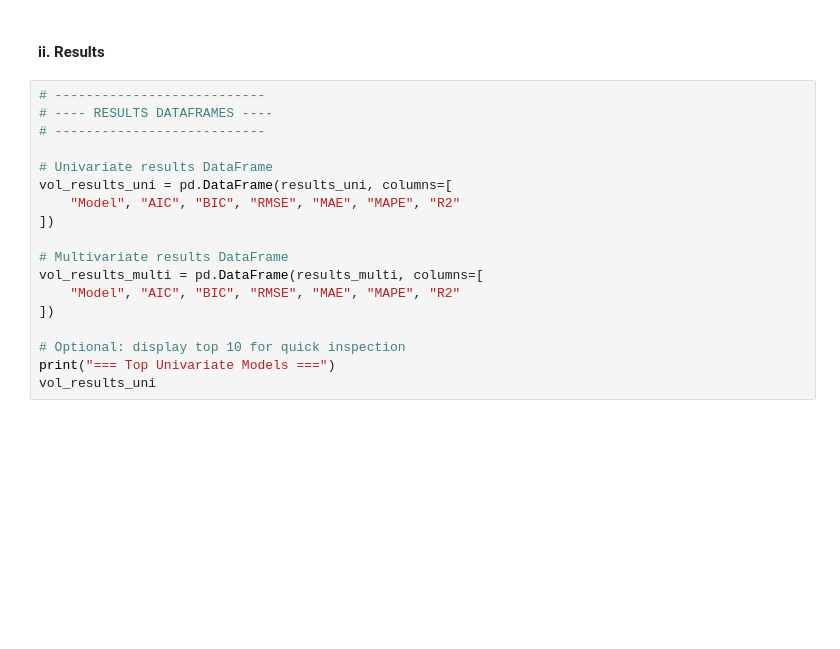
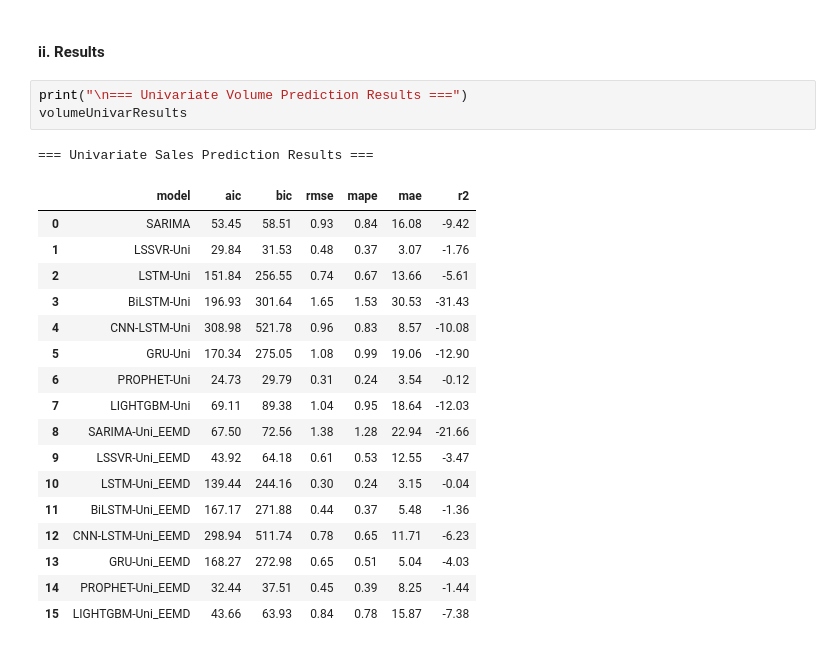
Before and after one commit to MahlatsiM/HonoursResearch, a Jupyter notebook: Cars_Model_Building.ipynb, the cells around one changed output. Drawn from its saved outputs; the diff is of its cells as text; blank space fills up the shorter version.

```diff
--- a/Cars_Model_Building.ipynb
+++ b/Cars_Model_Building.ipynb
@@ -1743,21 +1705,25 @@ forecasts_multi["LIGHTGBM-Multi_EEMD"] = (forecast, ci)
 # %% [markdown]
 #### ii. Results
-# %%
-# ---------------------------
-# ---- RESULTS DATAFRAMES ----
-# ---------------------------
-
-# Univariate results DataFrame
-vol_results_uni = pd.DataFrame(results_uni, columns=[
-    "Model", "AIC", "BIC", "RMSE", "MAE", "MAPE", "R2"
-])
-
-# Multivariate results DataFrame
-vol_results_multi = pd.DataFrame(results_multi, columns=[
-    "Model", "AIC", "BIC", "RMSE", "MAE", "MAPE", "R2"
-])
-
-# Optional: display top 10 for quick inspection
-print("=== Top Univariate Models ===")
-vol_results_uni
+# %%
+print("\n=== Univariate Volume Prediction Results ===")
+volumeUnivarResults
+# %% [output]
+=== Univariate Sales Prediction Results ===
+|  | model | aic | bic | rmse | mape | mae | r2 |
+| 0 | SARIMA | 53.45 | 58.51 | 0.93 | 0.84 | 16.08 | -9.42 |
+| 1 | LSSVR-Uni | 29.84 | 31.53 | 0.48 | 0.37 | 3.07 | -1.76 |
+| 2 | LSTM-Uni | 151.84 | 256.55 | 0.74 | 0.67 | 13.66 | -5.61 |
+| 3 | BiLSTM-Uni | 196.93 | 301.64 | 1.65 | 1.53 | 30.53 | -31.43 |
+| 4 | CNN-LSTM-Uni | 308.98 | 521.78 | 0.96 | 0.83 | 8.57 | -10.08 |
+| 5 | GRU-Uni | 170.34 | 275.05 | 1.08 | 0.99 | 19.06 | -12.90 |
+| 6 | PROPHET-Uni | 24.73 | 29.79 | 0.31 | 0.24 | 3.54 | -0.12 |
+| 7 | LIGHTGBM-Uni | 69.11 | 89.38 | 1.04 | 0.95 | 18.64 | -12.03 |
+| 8 | SARIMA-Uni_EEMD | 67.50 | 72.56 | 1.38 | 1.28 | 22.94 | -21.66 |
+| 9 | LSSVR-Uni_EEMD | 43.92 | 64.18 | 0.61 | 0.53 | 12.55 | -3.47 |
+| 10 | LSTM-Uni_EEMD | 139.44 | 244.16 | 0.30 | 0.24 | 3.15 | -0.04 |
+| 11 | BiLSTM-Uni_EEMD | 167.17 | 271.88 | 0.44 | 0.37 | 5.48 | -1.36 |
+| 12 | CNN-LSTM-Uni_EEMD | 298.94 | 511.74 | 0.78 | 0.65 | 11.71 | -6.23 |
+| 13 | GRU-Uni_EEMD | 168.27 | 272.98 | 0.65 | 0.51 | 5.04 | -4.03 |
+| 14 | PROPHET-Uni_EEMD | 32.44 | 37.51 | 0.45 | 0.39 | 8.25 | -1.44 |
+| 15 | LIGHTGBM-Uni_EEMD | 43.66 | 63.93 | 0.84 | 0.78 | 15.87 | -7.38 |
 # %%
```
Also changed, not shown: parts of 31 cells of this notebook.
